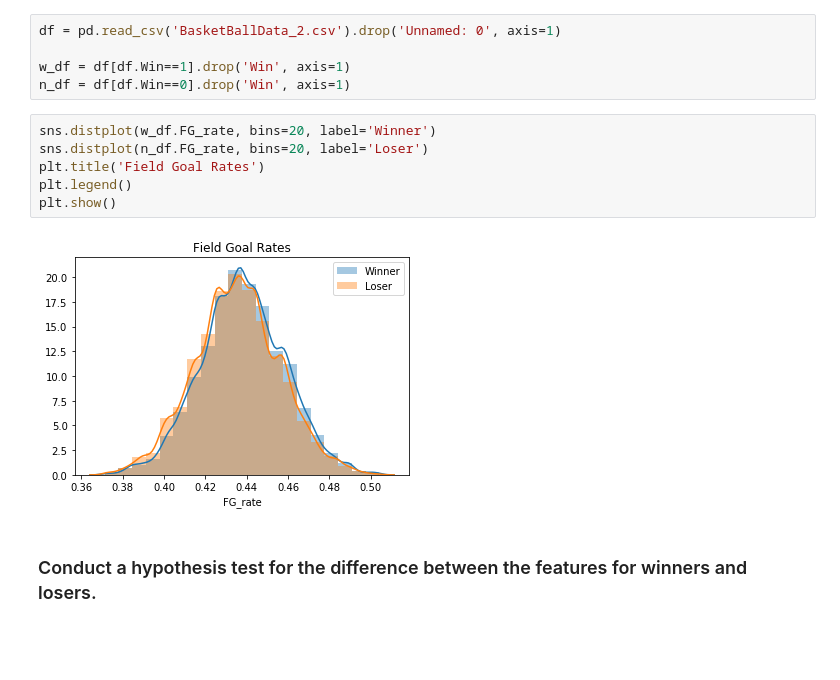
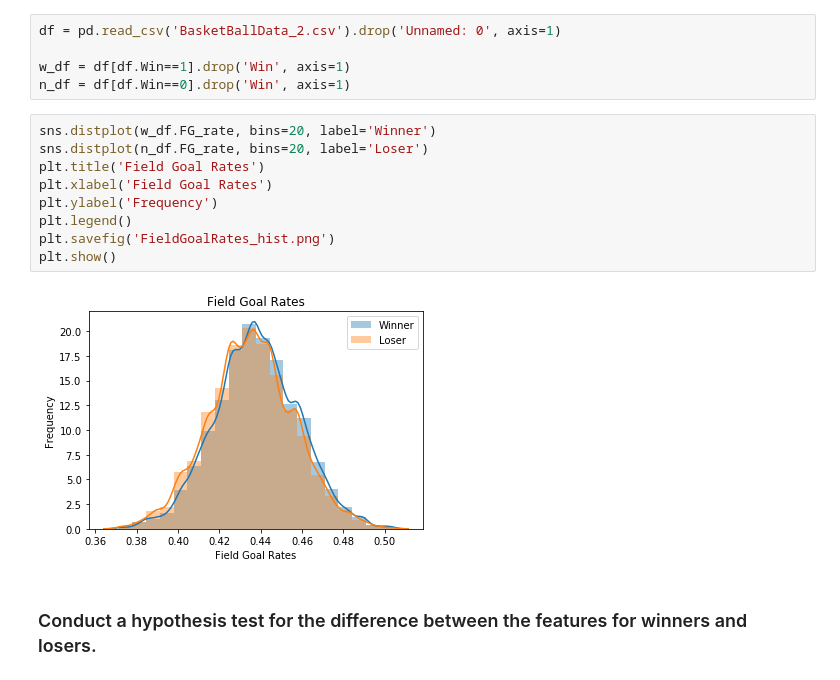
Before and after one commit to merlej/basketball-prediction, a Jupyter notebook: feature_selection.ipynb, the cells around one changed output. Drawn from its saved outputs; the diff is of its cells as text; blank space fills up the shorter version.

```diff
--- a/feature_selection.ipynb
+++ b/feature_selection.ipynb
@@ -196,11 +207,14 @@ n_df = df[df.Win==0].drop('Win', axis=1)
 # %%
 sns.distplot(w_df.FG_rate, bins=20, label='Winner')
 sns.distplot(n_df.FG_rate, bins=20, label='Loser')
 plt.title('Field Goal Rates')
+plt.xlabel('Field Goal Rates')
+plt.ylabel('Frequency')
 plt.legend()
+plt.savefig('FieldGoalRates_hist.png')
 plt.show()
 # %% [output]
-[figure, old version]
+[figure, new version]
 # %% [markdown]
 ### Conduct a hypothesis test for the difference between the features for winners and losers.
 # %%
```
Also changed, not shown: parts of 22 cells of this notebook.
